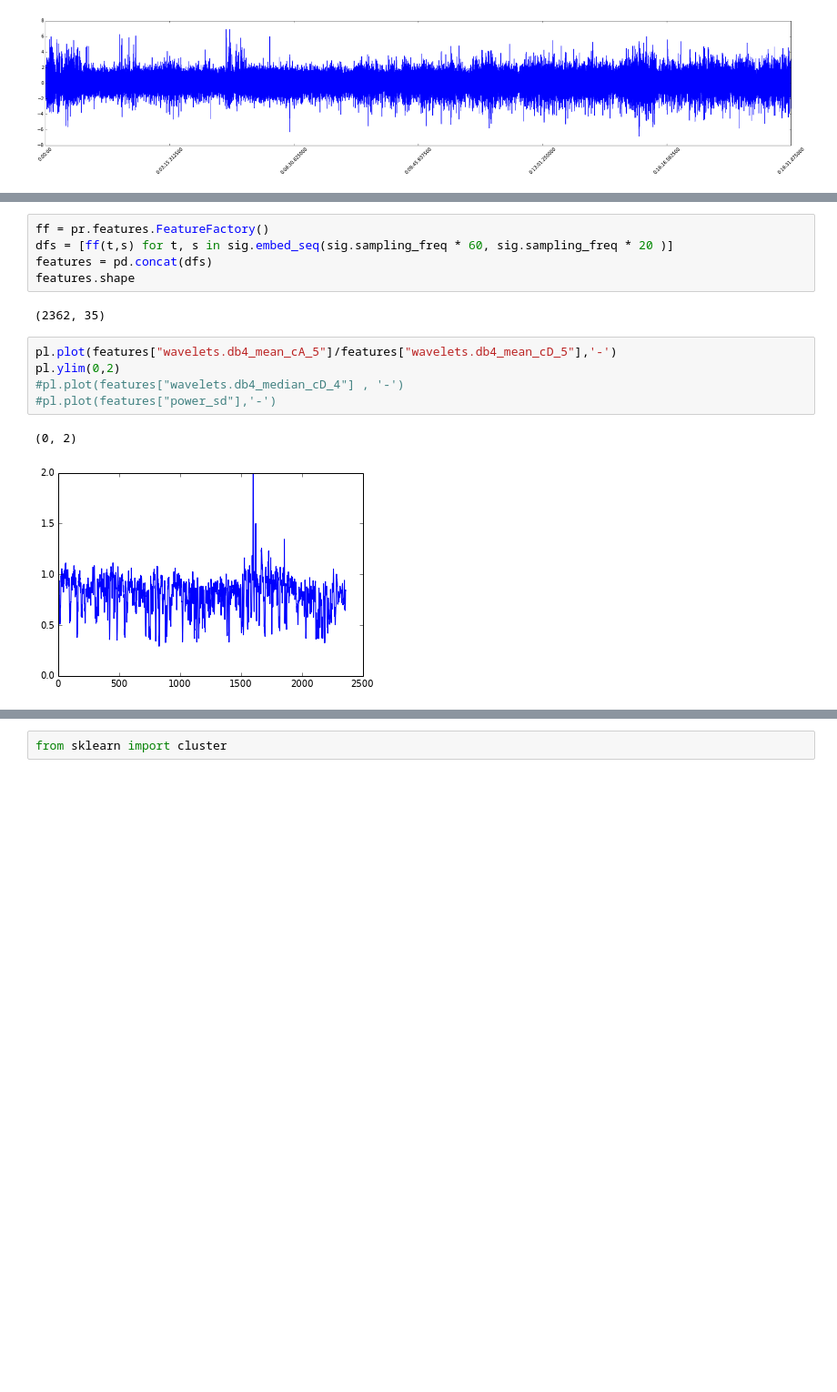
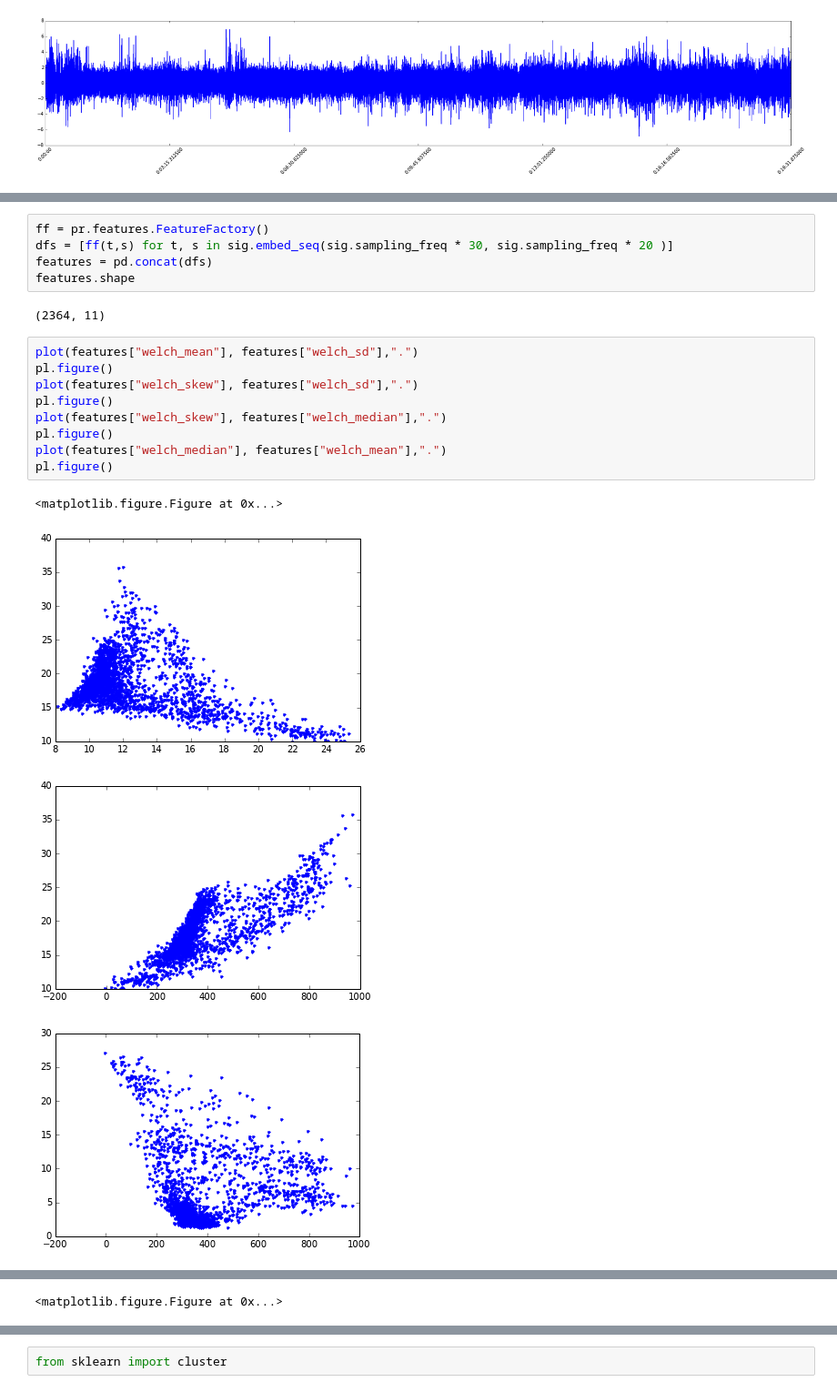
Before and after one commit to gilestrolab/pyrem, a Jupyter notebook: prototype/features.ipynb, the cells around one changed output, grey strips where cells are left out. Shown at 91% size. Drawn from its saved outputs; the diff is of its cells as text; blank space fills up the shorter version.

```diff
--- a/prototype/features.ipynb
+++ b/prototype/features.ipynb
@@ -25,15 +53,21 @@ sig[0:300000]
 # %%
 ff = pr.features.FeatureFactory()
-dfs = [ff(t,s) for t, s in sig.embed_seq(sig.sampling_freq * 60, sig.sampling_freq * 20 )]
+dfs = [ff(t,s) for t, s in sig.embed_seq(sig.sampling_freq * 30, sig.sampling_freq * 20 )]
 features = pd.concat(dfs)
 features.shape
 # %% [output]
-(2362, 35)
+(2364, 11)
-# %%
-pl.plot(features["wavelets.db4_mean_cA_5"]/features["wavelets.db4_mean_cD_5"],'-')
-pl.ylim(0,2)
-#pl.plot(features["wavelets.db4_median_cD_4"] , '-')
-#pl.plot(features["power_sd"],'-')
-# %% [output]
-(0, 2)
-[figure, removed]
+# %%
+plot(features["welch_mean"], features["welch_sd"],".")
+pl.figure()
+plot(features["welch_skew"], features["welch_sd"],".")
+pl.figure()
+plot(features["welch_skew"], features["welch_median"],".")
+pl.figure()
+plot(features["welch_median"], features["welch_mean"],".")
+pl.figure()
+# %% [output]
+<matplotlib.figure.Figure at 0x...>
+[figure, added]
+[figure, added]
+[figure, added]
@@ -40 +75,2 @@ pl.ylim(0,2)
+<matplotlib.figure.Figure at 0x...>
 # %%
```
Also changed, not shown: parts of 8 cells of this notebook, 2 other files.
